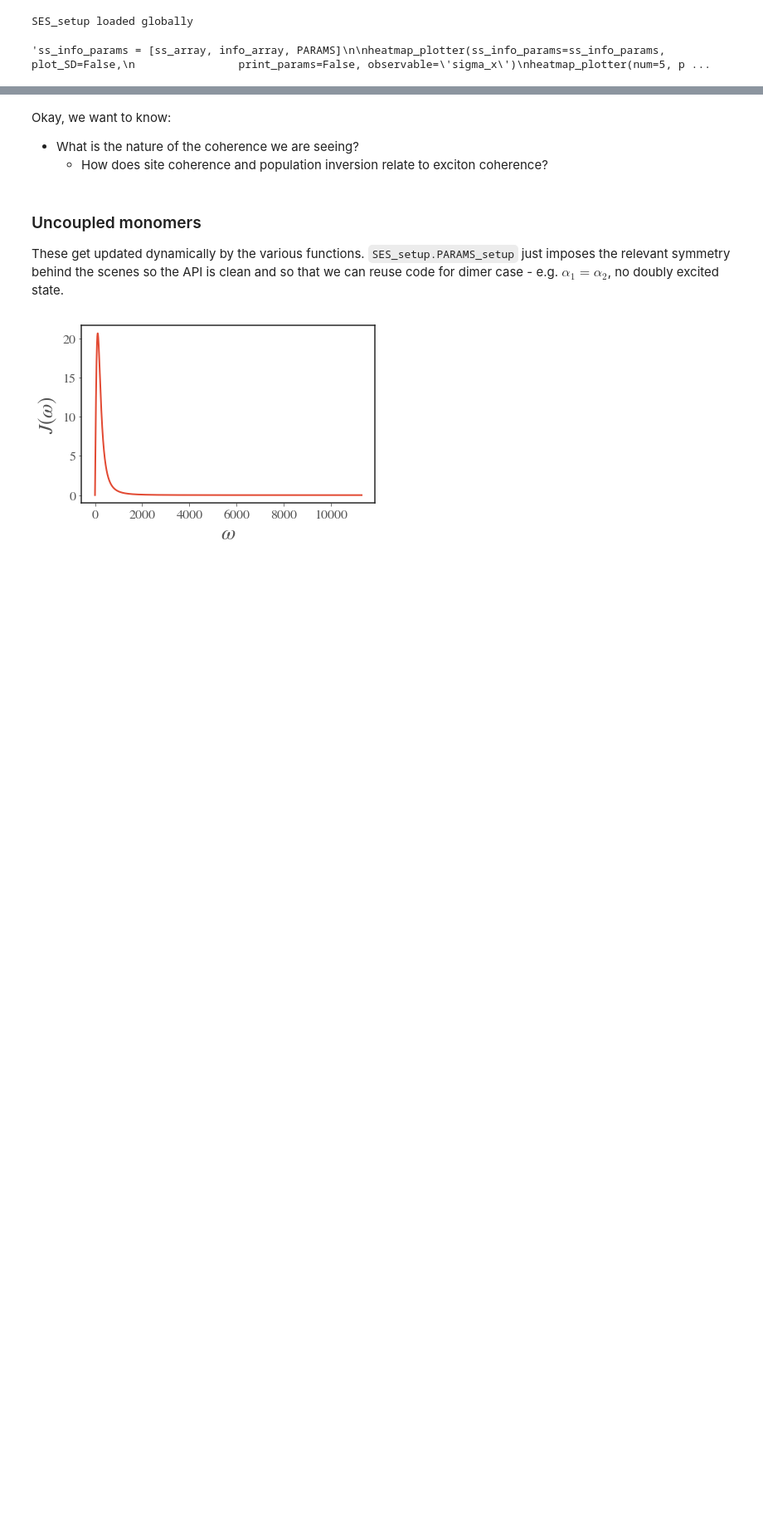
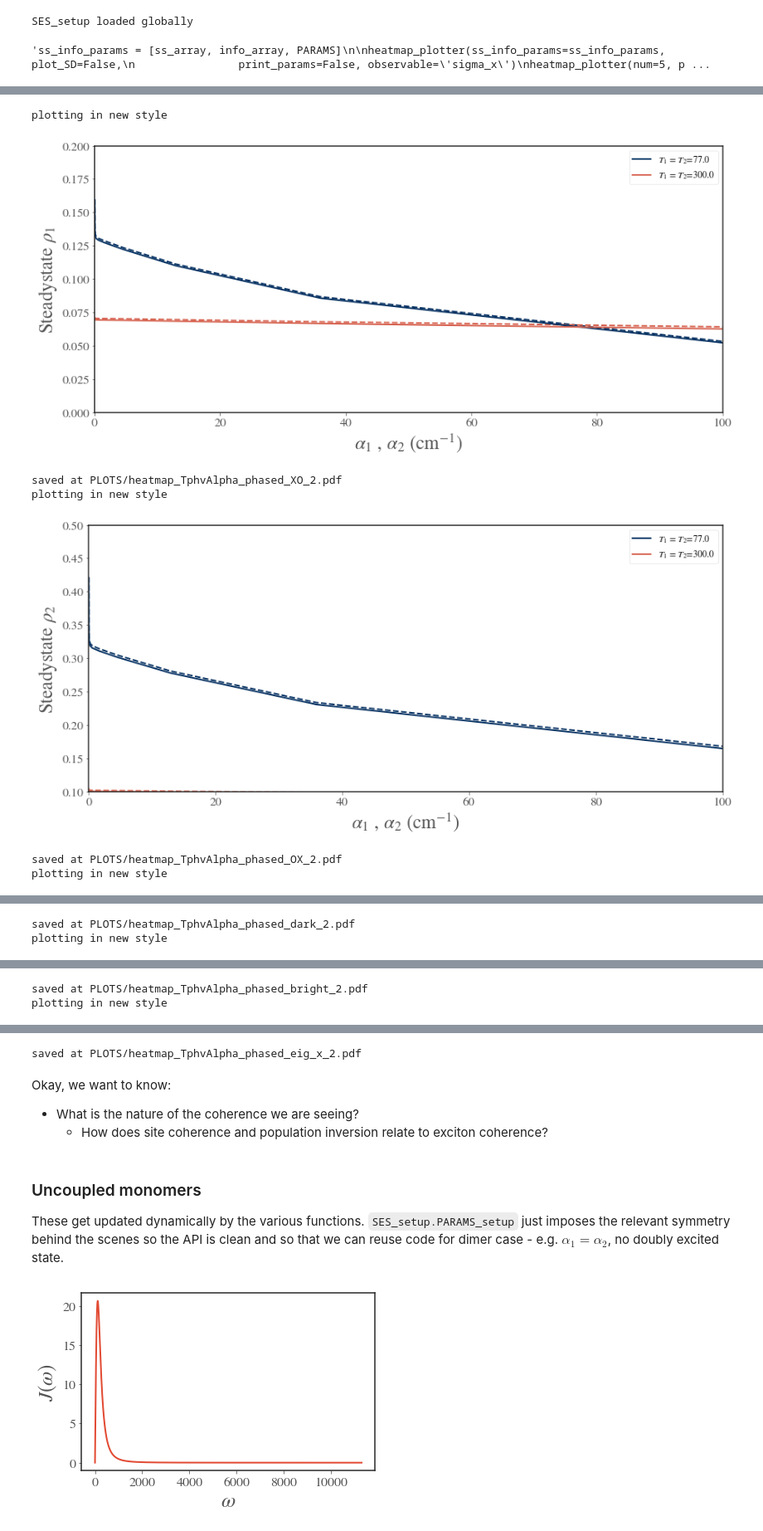
Before and after one commit to HenryMaguire/dimer-code, a Jupyter notebook: results_SES.ipynb, the cells around one changed output, grey strips where cells are left out. Shown at 83% size. Drawn from its saved outputs; the diff is of its cells as text; code cells hidden in the pictures; blank space fills up the shorter version.

Commit message:
it appears that weak coupling theory works now. I've got pretty much all the plots I want now, just need to tighten up the main text.

```diff
--- a/results_SES.ipynb
+++ b/results_SES.ipynb
@@ -73,7 +73,7 @@ def heatmap_loader(num, dir_name="heatmap"):
 
 
 def heatmap_plotter(num=-1, plot_SD=True, dir_name="heatmap",
-                     print_params=False, observable='sigma_x'):
+                     print_params=False, observable='sigma_x', ylim=False):
 
     # If ss_info_params list is provided, then makes heatmap from memory not disk
 
@@ -128,6 +128,8 @@ def heatmap_plotter(num=-1, plot_SD=True, dir_name="heatmap",
     plt.legend()
     #plt.grid()
     plt.xlim(x_values[0], x_values[-1])
+    if ylim:
+        plt.ylim(ylim[0], ylim[-1])
     plot_filename = 'PLOTS/'+dir_name+'_'+observable+'_'+str(num)+'.pdf'
     plt.savefig(plot_filename,bbox_inches='tight')
     plt.show()
@@ -144,0 +208,20 @@ heatmap_plotter(num=5, plot_SD=False, dir_name="heatmap_excvN",
+# %%
+num=2
+heatmap_plotter(num=num, plot_SD=False, dir_name=dirname,
+                print_params=False, observable='XO', ylim=[0,0.2])
+heatmap_plotter(num=num, plot_SD=False, dir_name=dirname,
+                print_params=False, observable='OX', ylim=[0.1,0.5])
+heatmap_plotter(num=num, plot_SD=False, dir_name=dirname,
+                print_params=False, observable='dark', ylim=[0,0.6])
+heatmap_plotter(num=num, plot_SD=False, dir_name=dirname,
+                print_params=False, observable='bright', ylim=[-0.01,0.1])
+heatmap_plotter(num=num, plot_SD=False, dir_name=dirname,
+                print_params=False, observable='eig_x')
+# %% [output]
+plotting in new style
+[figure, added]
+saved at PLOTS/heatmap_TphvAlpha_phased_XO_2.pdf
+plotting in new style
+[figure, added]
+saved at PLOTS/heatmap_TphvAlpha_phased_OX_2.pdf
+plotting in new style
@@ -144,0 +229,2 @@ heatmap_plotter(num=5, plot_SD=False, dir_name="heatmap_excvN",
+saved at PLOTS/heatmap_TphvAlpha_phased_dark_2.pdf
+plotting in new style
@@ -144,0 +232,2 @@ heatmap_plotter(num=5, plot_SD=False, dir_name="heatmap_excvN",
+saved at PLOTS/heatmap_TphvAlpha_phased_bright_2.pdf
+plotting in new style
@@ -145,3 +235,4 @@ heatmap_plotter(num=5, plot_SD=False, dir_name="heatmap_excvN",
+saved at PLOTS/heatmap_TphvAlpha_phased_eig_x_2.pdf
 # %% [markdown]
 Okay, we want to know:
 - What is the nature of the coherence we are seeing?
```
Also changed, not shown: parts of 12 cells of this notebook, 55 other files.
